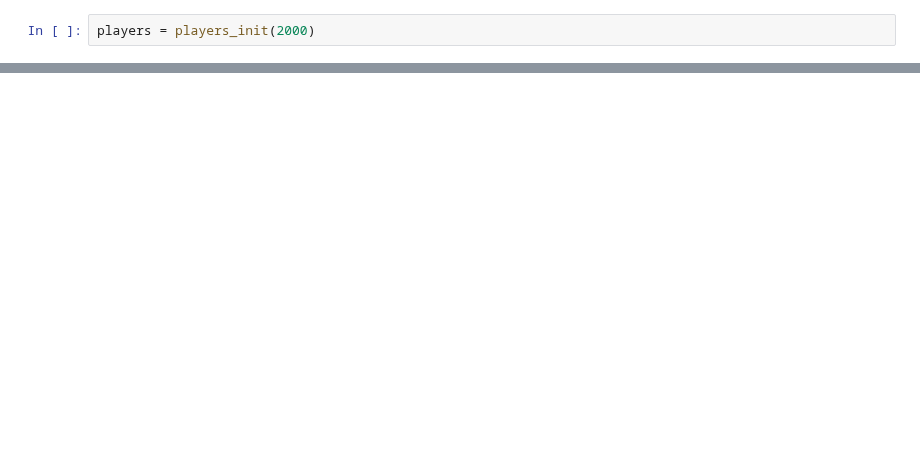
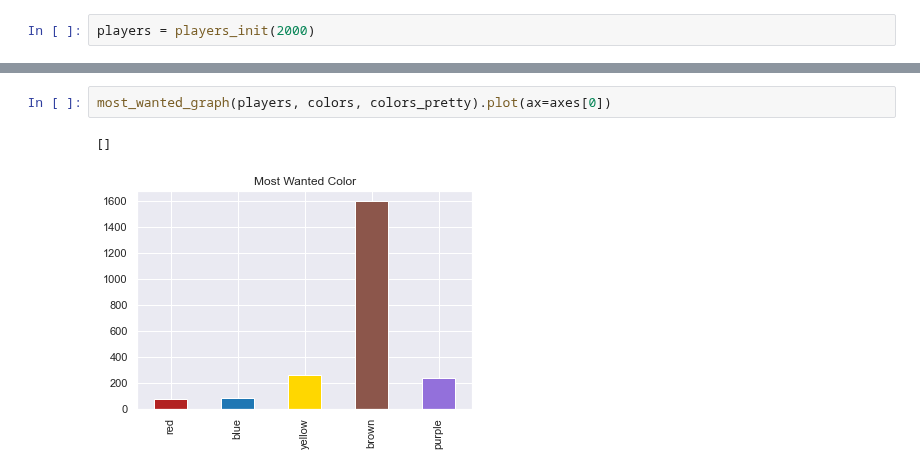
Before and after one commit to charzho/fiveflushes, a Jupyter notebook: five_flushes.ipynb, the cells around one changed output, grey strips where cells are left out. Cells and saved outputs as stored; diff of their text form; blank space fills up the shorter version.

```diff
--- a/five_flushes.ipynb
+++ b/five_flushes.ipynb
@@ -59,0 +77,5 @@ least_df.sum().plot.bar(title='Least Wanted Color',color=colors_pretty)
+# %%
+most_wanted_graph(players, colors, colors_pretty).plot(ax=axes[0])
+# %% [output]
+[]
+[figure, added]
```
Also changed, not shown: parts of 14 cells of this notebook.
